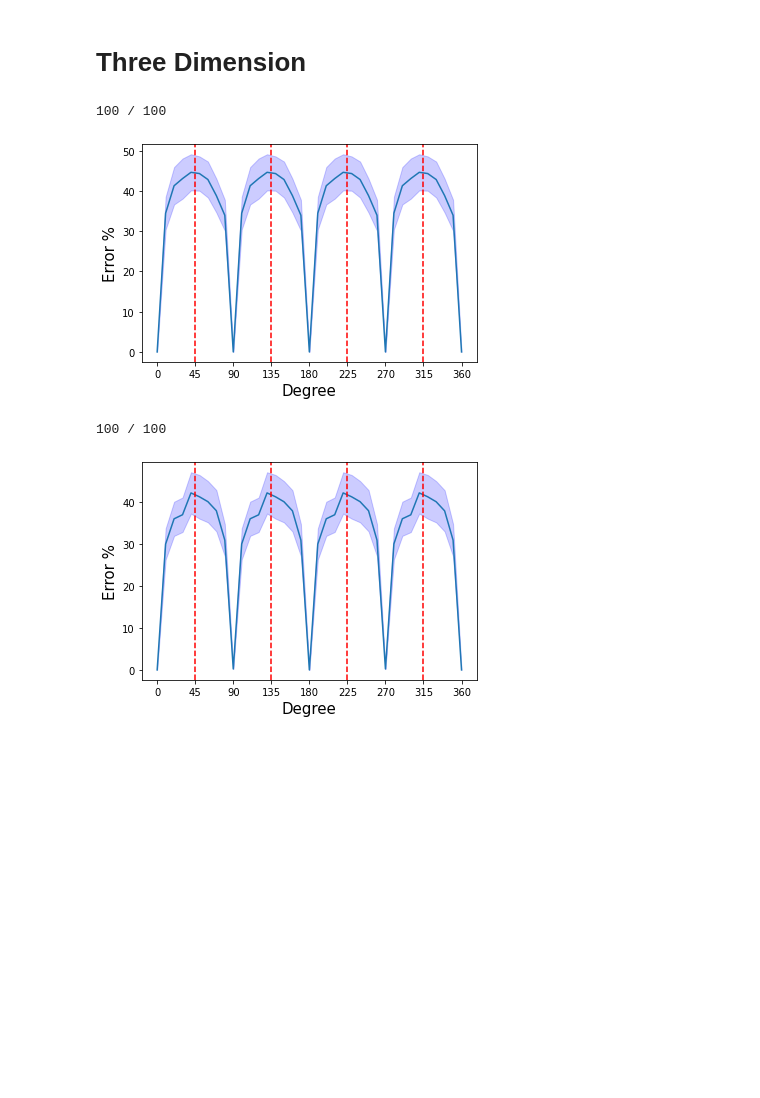
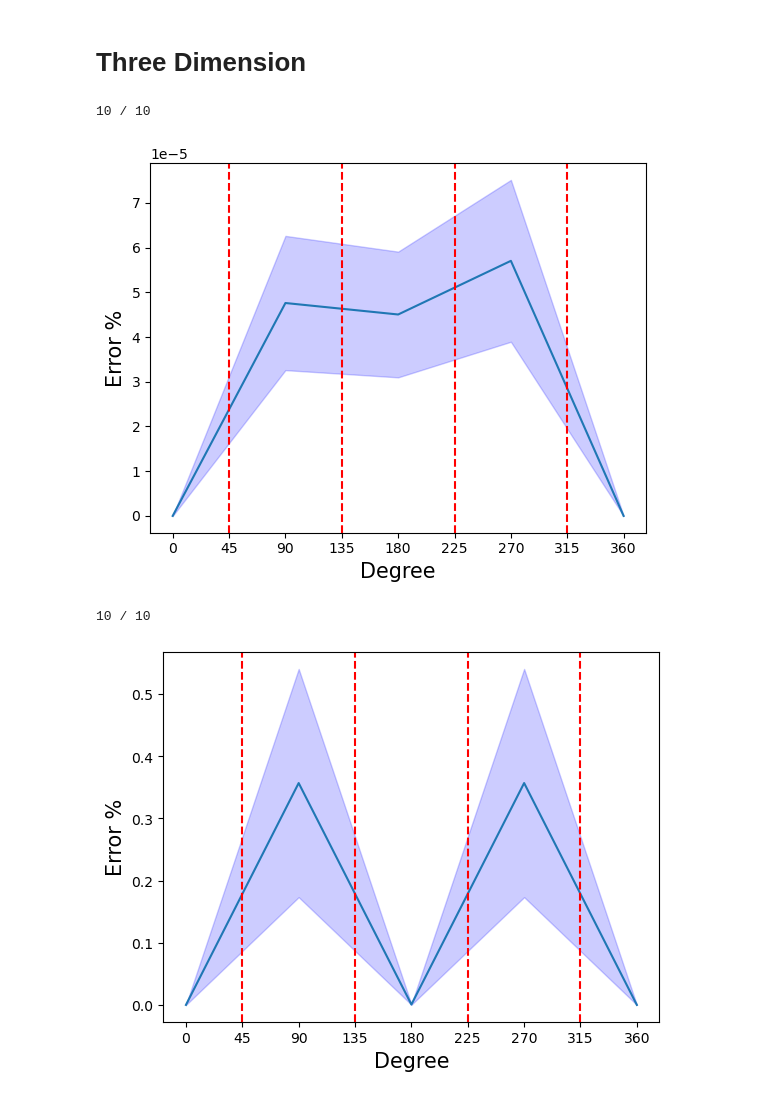
Before and after one commit to SoumyabrataKundu/Steerable, a Jupyter notebook: Equivariance copy.ipynb, the cells around one changed output. Drawn from its saved outputs; the diff is of its cells as text; code cells hidden in the pictures; blank space fills up the shorter version.

```diff
--- a/Equivariance copy.ipynb
+++ b/Equivariance copy.ipynb
@@ -26,7 +26,7 @@ class GaussianDataset(torch.utils.data.Dataset):
 # %% [markdown]
 # Function to Check Equivariance
 # %%
-device = torch.device('cuda')
+device = torch.device('cpu')
 def check_equivariance(model, dataset, transfomation=None):
     def diff_output(inputs1, inputs2):
         with torch.no_grad():
@@ -38,7 +38,7 @@ def check_equivariance(model, dataset, transfomation=None):
             return (diff_norm / torch.sqrt(norm1*norm2)).item() * 100
 
     n_sim = 10
-    degrees = torch.arange(0, 181, 10)
+    degrees = torch.arange(0, 361, 90)
     values = torch.zeros(n_sim, len(degrees))
 
     for sim in range(n_sim):
@@ -77,7 +77,7 @@ class Model(torch.nn.Module):
             snn.SE2ConvType1(1, 2, 3, n_radius=n_radius, n_theta=n_theta, max_m=max_m, padding='same', conv_first = conv_first),
             snn.SE2NonLinearity(8),
             snn.SE2ConvType2(2, 2, 3, n_radius=n_radius, n_theta=n_theta, max_m=max_m, padding='same', restricted=restricted, conv_first = conv_first),
-            snn.SE2BatchNorm(2, 8),
+            snn.SE2BatchNorm(),
 
             snn.SE2AvgPool(4),
             snn.SE2ConvType2(2, 2, 7, n_radius=n_radius, n_theta=n_theta, max_m=max_m, restricted=restricted, conv_first = conv_first),
@@ -100,35 +100,35 @@ check_equivariance(model, dataset, lambda x,degree:snn.rotate_2D_image(x, degree
 # %%
 # Model
 class Model(torch.nn.Module):
     def __init__(self) -> None:
         super().__init__()
         n_radius = 2
         n_theta = 40
-        restricted = True
-        conv_first = True
+        restricted = False
+        conv_first = False
 
         self.network = torch.nn.Sequential(
             snn.SE3Conv(1, [2,3], 3, n_radius=n_radius, n_theta=n_theta, padding='same', restricted=restricted, conv_first=conv_first),
             snn.SE3NormNonLinearity([2,3]),
             snn.SE3Conv([2,3], [4,5], 3, n_radius=n_radius, n_theta=n_theta, padding='same', restricted=restricted, conv_first=conv_first),
             snn.SE3BatchNorm(),
 
             snn.SE3AvgPool(4),
             snn.SE3Conv([4, 5], [4, 5], 3, n_radius=n_radius, n_theta=n_theta, restricted=restricted, conv_first=conv_first),
 
             snn.SE3NormFlatten()
         )
 
     def forward(self,x):
         return self.network(x.type(torch.cfloat))
 
 # Check Equivariance
 model = Model().to(device)
 dataset = GaussianDataset(size =(1,32,32,32))
 check_equivariance(model, dataset, lambda x,degree:snn.rotate_3D_image(x, (degree,0,0))) # rotation about z-axis
 check_equivariance(model, dataset, lambda x,degree:snn.rotate_3D_image(x, (0,degree,0))) # rotation about y-axis
 # %% [output]
-100 / 100
+10 / 10
-[figure, old version]
+[figure, new version]
-100 / 100
+10 / 10
-[figure, old version]
+[figure, new version]
```
Also changed, not shown: parts of 1 cell of this notebook, 2 other files.
